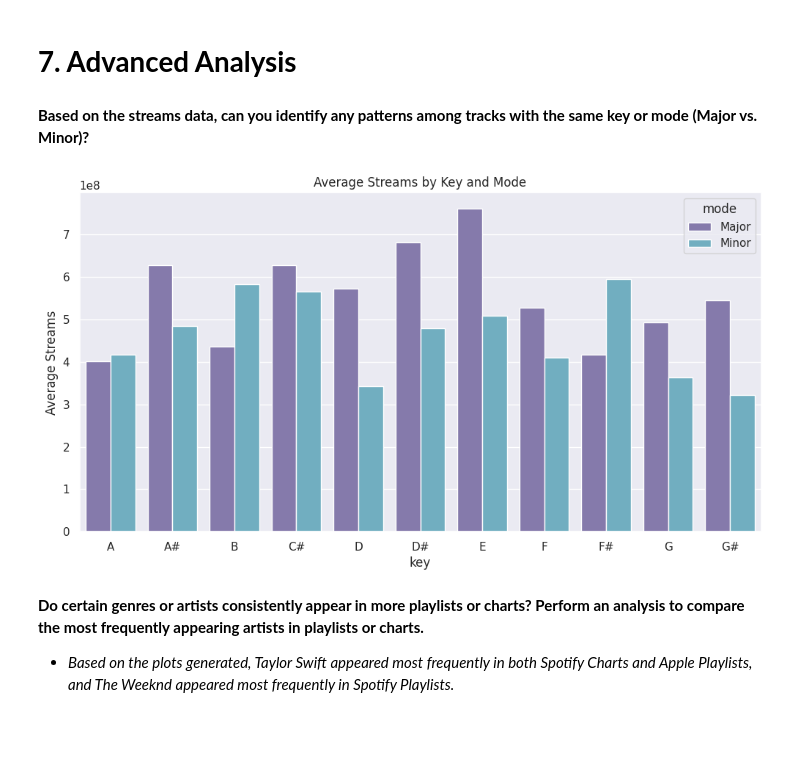
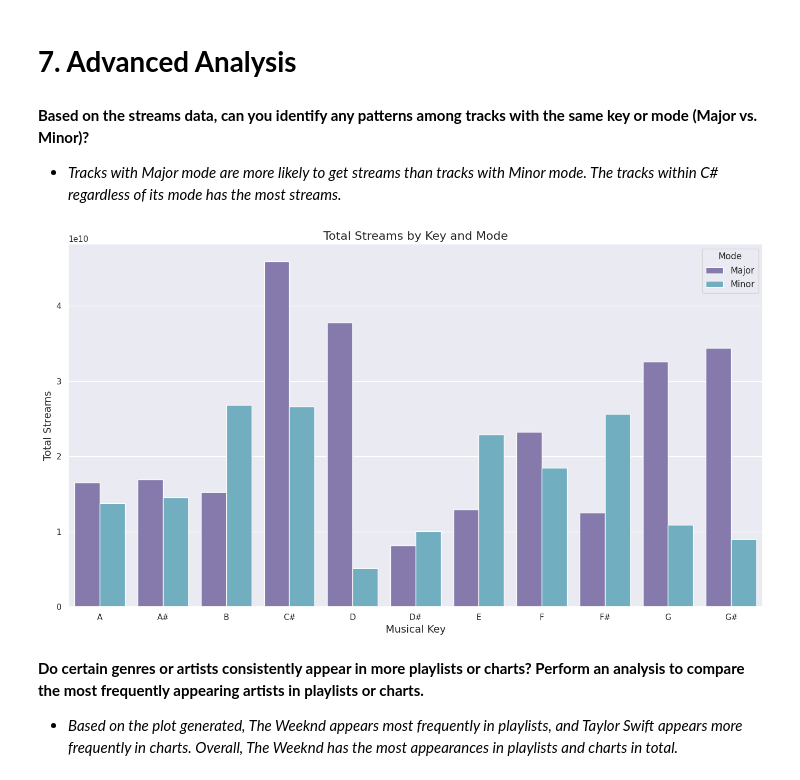
Before and after one commit to chelseaangeles/programming-assignment-1, a Jupyter notebook: Programming_Assignment_1.ipynb, the cells around one changed output. Cells and saved outputs as stored; diff of their text form; code cells hidden in the pictures; blank space fills up the shorter version.

```diff
--- a/Programming_Assignment_1.ipynb
+++ b/Programming_Assignment_1.ipynb
@@ -326,20 +356,42 @@ popular_platform
 # **7. Advanced Analysis**
 # %% [markdown]
 **Based on the streams data, can you identify any patterns among tracks with the same key or mode (Major vs. Minor)?**
+
+* *Tracks with Major mode are more likely to get streams than tracks with Minor mode. The tracks within C# regardless of its mode has the most streams.*
-# %%
-## Identify any patterns among tracks with the same key or mode (Major vs. Minor)
-
-# Group by 'key' and 'mode', then calculate the average streams
-key_mode_group = df.groupby(['key', 'mode'])['streams'].mean().reset_index()
-
-# Plot the results
-plt.figure(figsize=(12,6))
-sns.barplot(x='key', y='streams', hue='mode', data=key_mode_group, palette=['m','c'])
-plt.title('Average Streams by Key and Mode')
-plt.ylabel('Average Streams')
-plt.show()
-# %% [output]
-[figure, removed]
+# %%
+# Remove rows where the 'key' column has NaN values
+# This ensures that only tracks with a defined musical key are considered
+nan_key = df.dropna(subset='key')
+
+# Create a multi-level index using 'track_name', 'key', and 'mode', then sort the DataFrame by 'streams' in descending order.
+getting_tracks = nan_key.set_index(['track_name', 'key', 'mode']).sort_values(by='streams', ascending=False)
+
+# Display the DataFrame with the new multi-index of track name, key, and mode.
+getting_tracks
+
+# Group the data by 'key' and 'mode', and sum the total streams for each combination of key and mode.
+grouped_data = nan_key.groupby(['key', 'mode'])['streams'].sum().reset_index()
+
+# Create a bar plot to show the total streams categorized by key and mode.
+plt.figure(figsize=(14, 8))  # Adjust the size of the plot for better readability.
+sns.barplot(data=grouped_data, x='key', y='streams', hue='mode', palette=['m', 'c'])
+# 'hue' differentiates between different modes (major/minor) within the same key.
+
+# Add a title and axis labels to describe the plot clearly.
+plt.title('Total Streams by Key and Mode', fontsize=16)  # Set the title of the plot.
+plt.xlabel('Musical Key', fontsize=14)  # Label the x-axis with 'Musical Key'.
+plt.ylabel('Total Streams', fontsize=14)  # Label the y-axis with 'Total Streams'.
+
+# Display the legend showing the mode (major or minor) in the upper right corner of the plot.
+plt.legend(title='Mode', loc='upper right', fontsize=12)
+
+# Ensure that all elements of the plot fit properly in the display.
+plt.tight_layout()
+
+# Display the plot
+plt.show()
+# %% [output]
+[figure, added]
 # %% [markdown]
 **Do certain genres or artists consistently appear in more playlists or charts? Perform an analysis to compare the most frequently appearing artists in playlists or charts.**
-* *Based on the plots generated, Taylor Swift appeared most frequently in both Spotify Charts and Apple Playlists, and The Weeknd appeared most frequently in Spotify Playlists.*
+* *Based on the plot generated, The Weeknd appears most frequently in playlists, and Taylor Swift appears more frequently in charts. Overall, The Weeknd has the most appearances in playlists and charts in total.*
```
Also changed, not shown: parts of 10 cells of this notebook.
